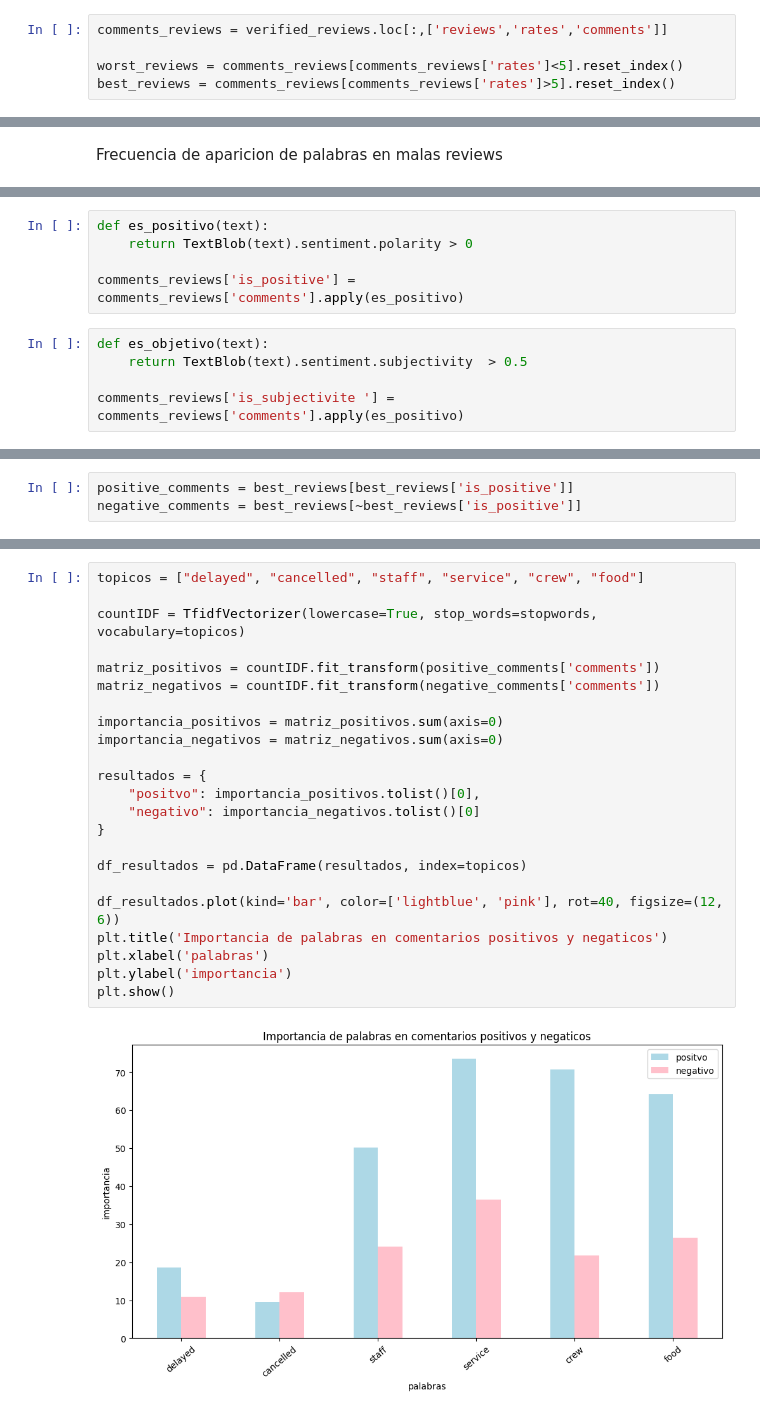
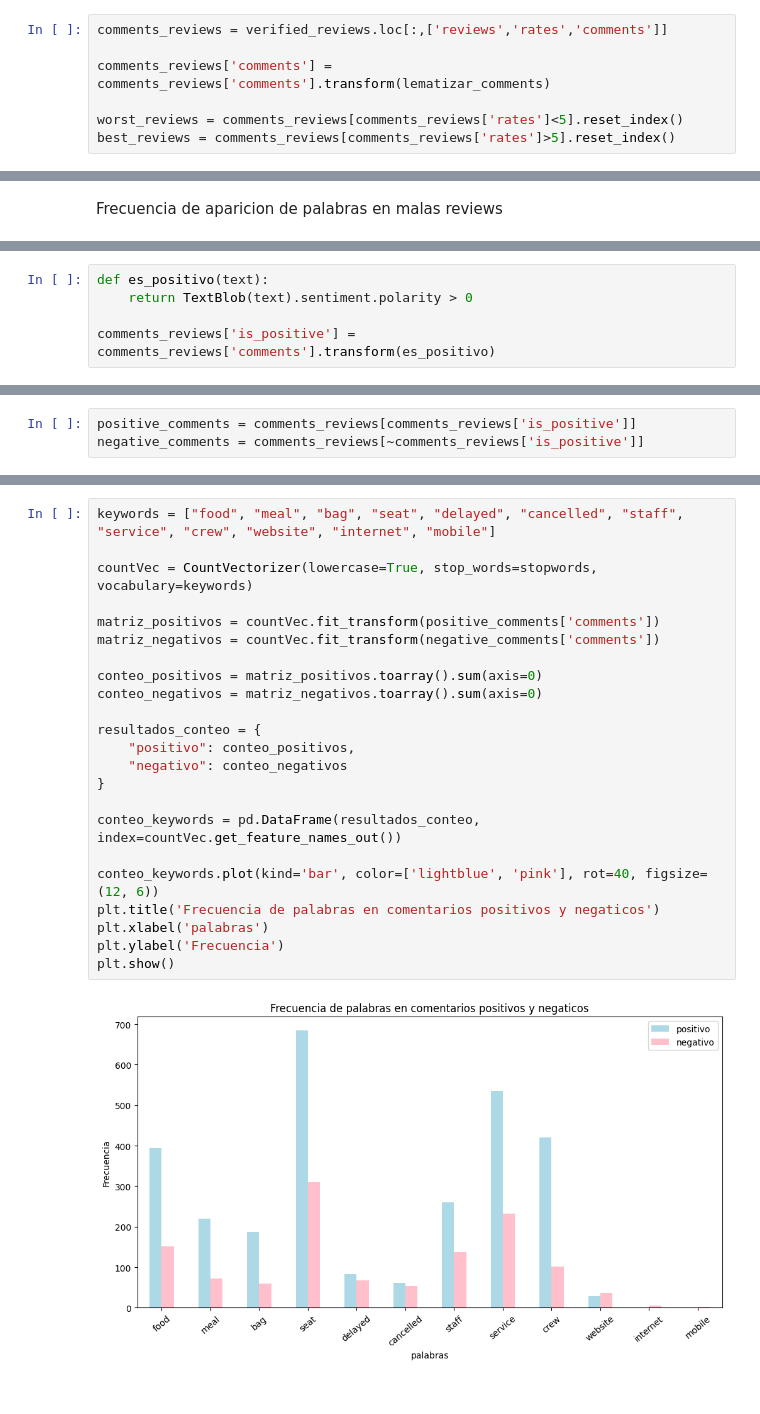
Before and after one commit to agalarza768/TP1-Orga_de_datos, a Jupyter notebook: TP_Orga.ipynb, the cells around one changed output, grey strips where cells are left out. Saved outputs shown, nothing was run; the diff lists cells and outputs as text.

Commit message:
Arreglo algunas cosas en la parte de NLP, agrego lemmatizacion de los comentarios, y filtro palabra flight

```diff
--- a/TP_Orga.ipynb
+++ b/TP_Orga.ipynb
@@ -661,6 +674,8 @@ stopwords = list(stopwords.words('english'))
 # %%
 comments_reviews = verified_reviews.loc[:,['reviews','rates','comments']]
 
+comments_reviews['comments'] = comments_reviews['comments'].transform(lematizar_comments)
+
 worst_reviews = comments_reviews[comments_reviews['rates']<5].reset_index()
 best_reviews = comments_reviews[comments_reviews['rates']>5].reset_index()
 # %%
@@ -797,9 +804,4 @@ Sentiment(polarity=-0.8666666666666667, subjectivity=0.9666666666666667)
 def es_positivo(text):
     return TextBlob(text).sentiment.polarity > 0
 
-comments_reviews['is_positive'] = comments_reviews['comments'].apply(es_positivo)
+comments_reviews['is_positive'] = comments_reviews['comments'].transform(es_positivo)
-# %%
-def es_objetivo(text):
-    return TextBlob(text).sentiment.subjectivity  > 0.5
-
-comments_reviews['is_subjectivite '] = comments_reviews['comments'].apply(es_positivo)
@@ -809,3 +808,3 @@ best_reviews = comments_reviews[comments_reviews['rates']>5].reset_index()
 # %%
-positive_comments = best_reviews[best_reviews['is_positive']]
-negative_comments = best_reviews[~best_reviews['is_positive']]
+positive_comments = comments_reviews[comments_reviews['is_positive']]
+negative_comments = comments_reviews[~comments_reviews['is_positive']]
@@ -828,25 +843,25 @@ negative_comments
 # %%
-topicos = ["delayed", "cancelled", "staff", "service", "crew", "food"]
+keywords = ["food", "meal", "bag", "seat", "delayed", "cancelled", "staff", "service", "crew", "website", "internet", "mobile"]
 
-countIDF = TfidfVectorizer(lowercase=True, stop_words=stopwords, vocabulary=topicos)
+countVec = CountVectorizer(lowercase=True, stop_words=stopwords, vocabulary=keywords)
 
-matriz_positivos = countIDF.fit_transform(positive_comments['comments'])
-matriz_negativos = countIDF.fit_transform(negative_comments['comments'])
+matriz_positivos = countVec.fit_transform(positive_comments['comments'])
+matriz_negativos = countVec.fit_transform(negative_comments['comments'])
 
-importancia_positivos = matriz_positivos.sum(axis=0)
-importancia_negativos = matriz_negativos.sum(axis=0)
+conteo_positivos = matriz_positivos.toarray().sum(axis=0)
+conteo_negativos = matriz_negativos.toarray().sum(axis=0)
 
-resultados = {
-    "positvo": importancia_positivos.tolist()[0],
-    "negativo": importancia_negativos.tolist()[0]
+resultados_conteo = {
+    "positivo": conteo_positivos,
+    "negativo": conteo_negativos
 }
 
-df_resultados = pd.DataFrame(resultados, index=topicos)
+conteo_keywords = pd.DataFrame(resultados_conteo, index=countVec.get_feature_names_out())
 
-df_resultados.plot(kind='bar', color=['lightblue', 'pink'], rot=40, figsize=(12, 6))
-plt.title('Importancia de palabras en comentarios positivos y negaticos')
+conteo_keywords.plot(kind='bar', color=['lightblue', 'pink'], rot=40, figsize=(12, 6))
+plt.title('Frecuencia de palabras en comentarios positivos y negaticos')
 plt.xlabel('palabras')
-plt.ylabel('importancia')
+plt.ylabel('Frecuencia')
 plt.show()
 # %% [output]
-[figure, old version]
+[figure, new version]
```
Also changed, not shown: parts of 25 cells of this notebook.
